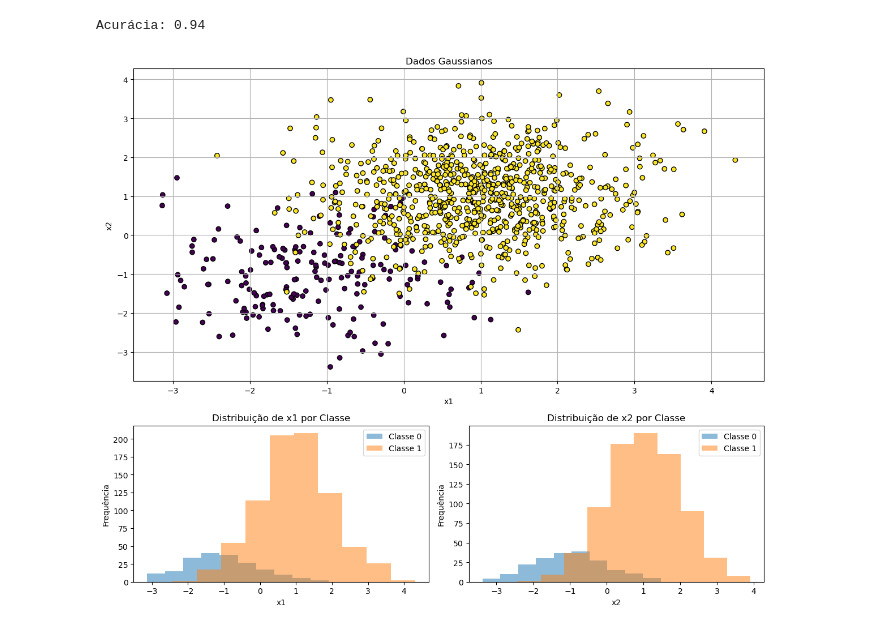
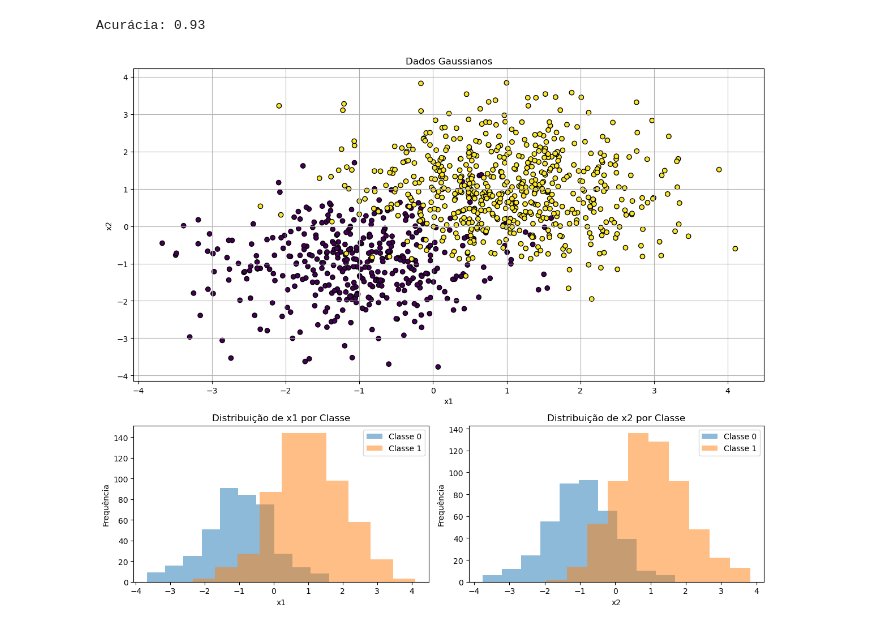
Before and after one commit to daviseemann/analise-teorica, a Jupyter notebook: notebooks/classificador-2d.ipynb, the cells around one changed output. Cells and saved outputs as stored; diff of their text form; code cells hidden in the pictures.

```diff
--- a/notebooks/classificador-2d.ipynb
+++ b/notebooks/classificador-2d.ipynb
@@ -47,18 +47,23 @@ def gen_data(params: dict) -> np.ndarray:
 
     mean1 = params["mean1"]
     mean2 = params["mean2"]
-    cov = params["cov"]
+    cov1 = params["cov1"]
+    cov2 = params["cov2"]
     priors = params["priors"]
     n_samples = params["n_samples"]
     seed = params["seed"]
 
     assert round(sum(priors), 2) == 1, "Os priors devem somar 1."
 
-    class_1_pdf = multivariate_normal(mean1, cov)
-    class_2_pdf = multivariate_normal(mean2, cov)
+    class_1_pdf = multivariate_normal(mean1, cov1)
+    class_2_pdf = multivariate_normal(mean2, cov2)
 
-    class_1_samples = class_1_pdf.rvs(int(n_samples * priors[0]), random_state=seed)
-    class_2_samples = class_2_pdf.rvs(int(n_samples * priors[1]), random_state=seed)
+    class_1_samples = class_1_pdf.rvs(
+        int(n_samples * priors[0]), random_state=seed + 15
+    )
+    class_2_samples = class_2_pdf.rvs(
+        int(n_samples * priors[1]), random_state=seed + 35
+    )
 
     data = np.vstack((class_1_samples, class_2_samples))
     labels = np.array([0] * len(class_1_samples) + [1] * len(class_2_samples))
@@ -68,8 +73,8 @@ def gen_data(params: dict) -> np.ndarray:
 
 def get_posterior(params: dict, x):
     """Calcula a probabilidade a posteriori usando a distribuição normal multivariada."""
-    prob_1 = multivariate_normal.pdf(x, mean=params["mean1"], cov=params["cov"])
-    prob_2 = multivariate_normal.pdf(x, mean=params["mean2"], cov=params["cov"])
+    prob_1 = multivariate_normal.pdf(x, mean=params["mean1"], cov=params["cov1"])
+    prob_2 = multivariate_normal.pdf(x, mean=params["mean2"], cov=params["cov2"])
     priors = params["priors"]
 
     numerators = np.stack([prob_1 * priors[0], prob_2 * priors[1]], axis=1)
@@ -91,23 +96,24 @@ def get_preds(x, params):
 # %%
 params = {
     "mean1": (-1, -1),
     "mean2": (1, 1),
-    "cov": [[1, 0], [0, 1]],
-    "priors": [0.2, 0.8],
+    "cov1": [[1, 0], [0, 1]],
+    "cov2": [[1, 0], [0, 1]],
+    "priors": [0.4, 0.6],
     "n_samples": 1000,
     "seed": 77,
 }
 
 data, labels = gen_data(params)
 
 classifications, confidence = get_preds(data, params)
 
 # Analise do resultado
 
 accuracy = np.mean(classifications == labels)
 print(f"Acurácia: {accuracy:.2f}")
 
 plot_grid(data, labels)
 # %% [output]
-Acurácia: 0.94
+Acurácia: 0.93
-[figure, old version]
+[figure, new version]
```
Also changed, not shown: parts of 5 cells of this notebook.
